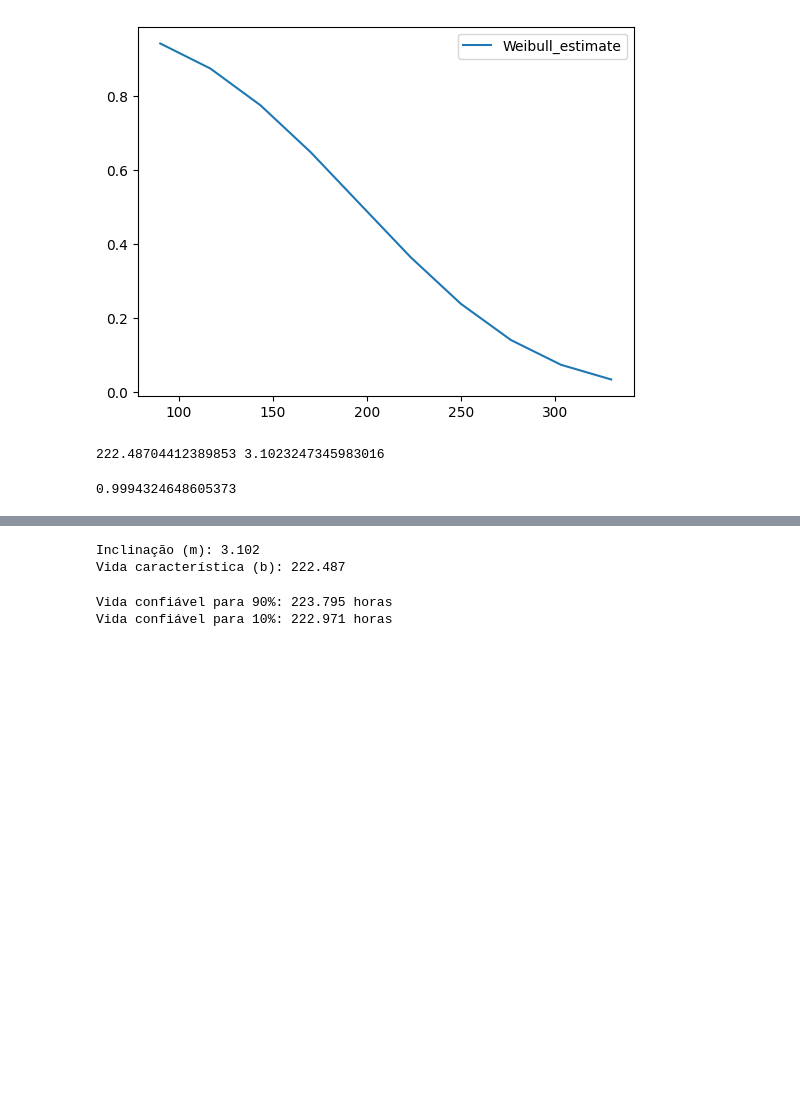
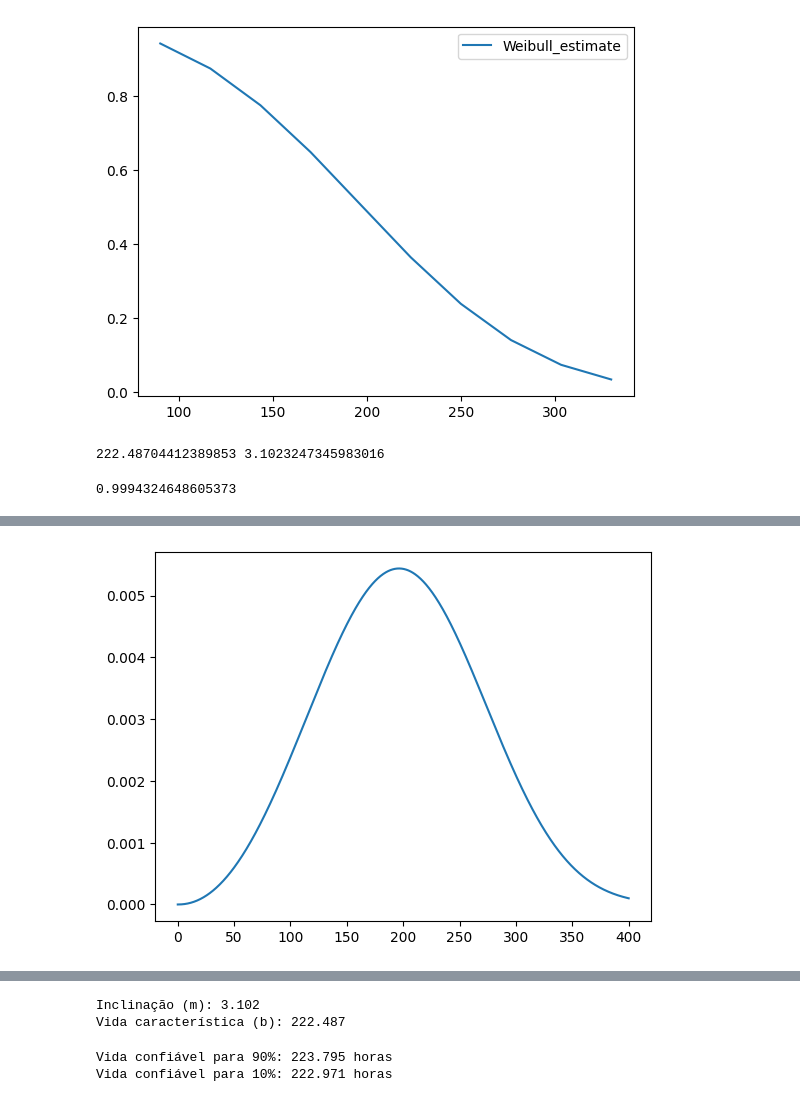
Before and after one commit to Rogerio-mack/work, a Jupyter notebook: Curva_de_Weibull.ipynb, the cells around one changed output, grey strips where cells are left out. Cells and saved outputs as stored; diff of their text form; code cells hidden in the pictures; blank space fills up the shorter version.

```diff
--- a/Curva_de_Weibull.ipynb
+++ b/Curva_de_Weibull.ipynb
@@ -49,0 +52,5 @@ plt.show()
+# %%
+plt.plot(wb.density_at_times(np.linspace(0,400,1000)))
+plt.show()
+# %% [output]
+[figure, added]
```
Also changed, not shown: parts of 6 cells of this notebook.
